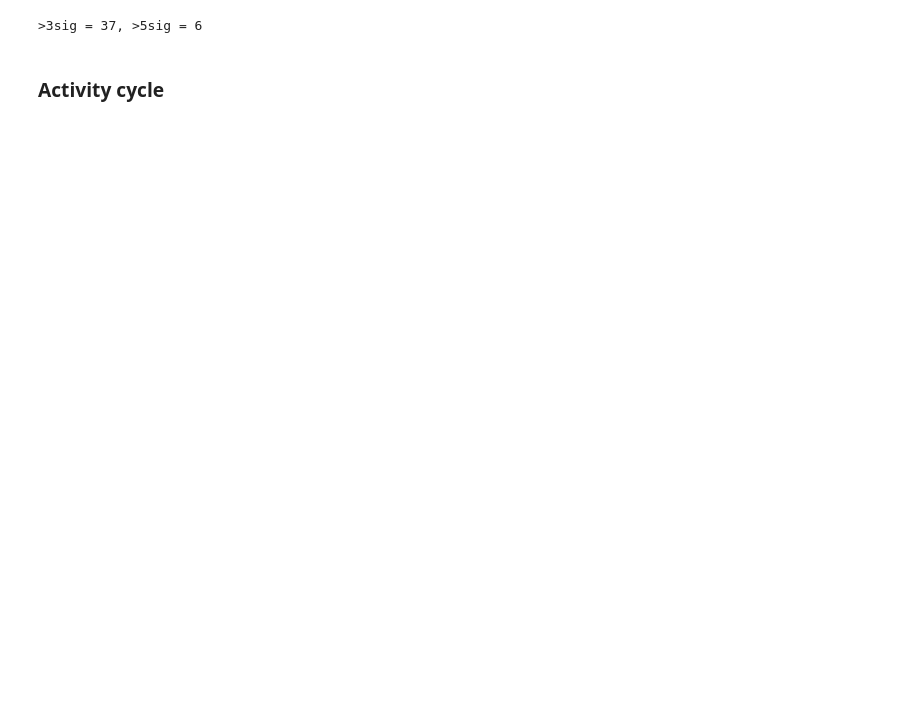
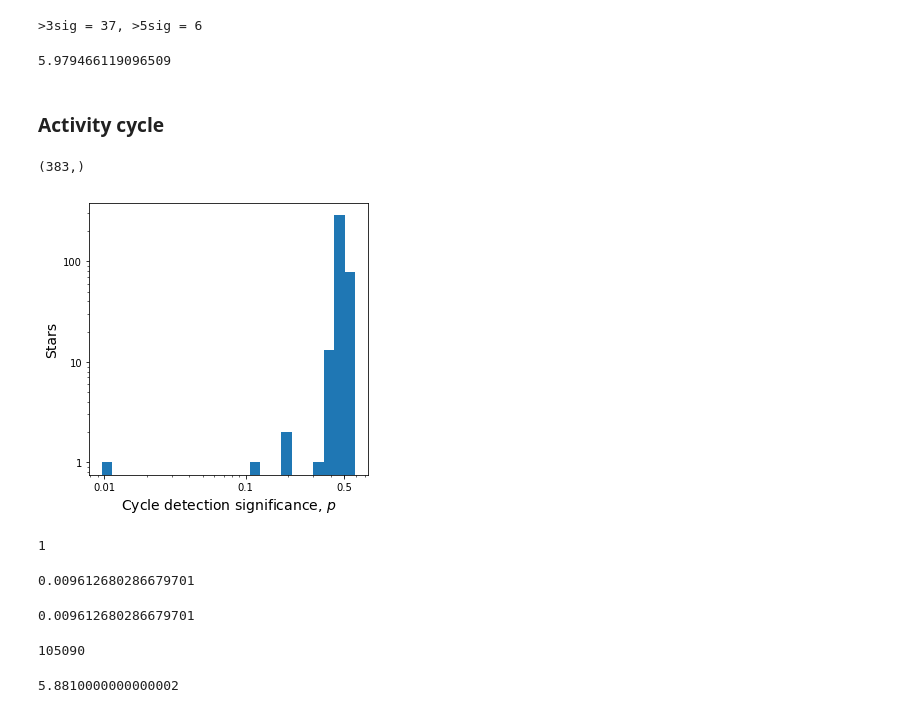
Before and after one commit to bmorris3/mrspoc, a Jupyter notebook: GJ1243.ipynb, the cells around one changed output. Saved outputs shown, nothing was run; the diff lists cells and outputs as text; code cells hidden in the pictures; blank space fills up the shorter version.

```diff
--- a/GJ1243.ipynb
+++ b/GJ1243.ipynb
@@ -74,5 +124,9 @@ print(">3sig = {}, >5sig = {}".format(np.count_nonzero(jitter_amplitude/astromet
                                       np.count_nonzero(jitter_amplitude/astrometric_uncertainty > 5)))
 # %% [output]
 >3sig = 37, >5sig = 6
+# %%
+2184/365.25
+# %% [output]
+5.979466119096509
 # %% [markdown]
 ### Activity cycle
@@ -78,0 +164,45 @@ print(">3sig = {}, >5sig = {}".format(np.count_nonzero(jitter_amplitude/astromet
+# %%
+anderson_matrix.mean(1).shape
+# %% [output]
+(383,)
+# %%
+fig, ax = plt.subplots(figsize=(5, 5))
+
+nbins = 25
+MIN = np.min(np.concatenate([anderson_matrix.mean(1), ks_matrix.mean(1)]))
+MAX = np.max(np.concatenate([anderson_matrix.mean(1), ks_matrix.mean(1)]))
+bins = 10 ** np.linspace(np.log10(MIN), np.log10(MAX), nbins)
+ax.hist(anderson_matrix.mean(1), bins=bins, log=True, label='Anderson-Darling')
+#ax.hist(ks_matrix.mean(1), bins=bins, histtype='step', color='k', lw=2, log=True, label='Kolmogorov-Smirnov')
+ax.set_xscale("log")
+#ax.legend(loc='upper left')
+ax.set_xlabel('Cycle detection significance, $p$', fontsize=14)
+ax.set_ylabel('Stars', fontsize=14)
+ax.set_yticks([1, 10, 100])
+ax.set_yticklabels([1, 10, 100])
+ax.set_xticks([0.01, 0.1, 0.5])
+ax.set_xticklabels([0.01, 0.1, 0.5])
+fig.savefig('plots/cycle.pdf', bbox_inches='tight')
+# %% [output]
+[figure, added]
+# %%
+# Number of significant cycle detections:
+np.count_nonzero((anderson_matrix.mean(1) < 1e-2))
+# %% [output]
+1
+# %%
+anderson_matrix.mean(1).min()
+# %% [output]
+0.009612680286679701
+# %%
+anderson_matrix.mean(1)[np.argmin(anderson_matrix.mean(1))]
+# %% [output]
+0.009612680286679701
+# %%
+table['HIP'][ms][np.argmin(anderson_matrix.mean(1))]
+# %% [output]
+105090
+# %%
+table['<Gmag>'][ms][np.argmin(anderson_matrix.mean(1))]
+# %% [output]
+5.8810000000000002
```
Also changed, not shown: parts of 8 cells of this notebook, 2 other files.
